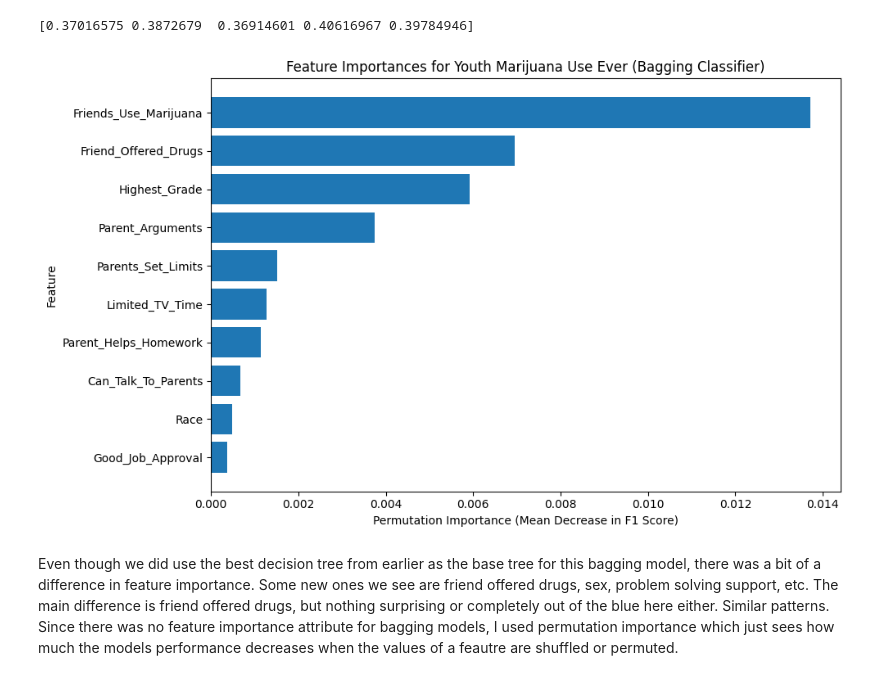
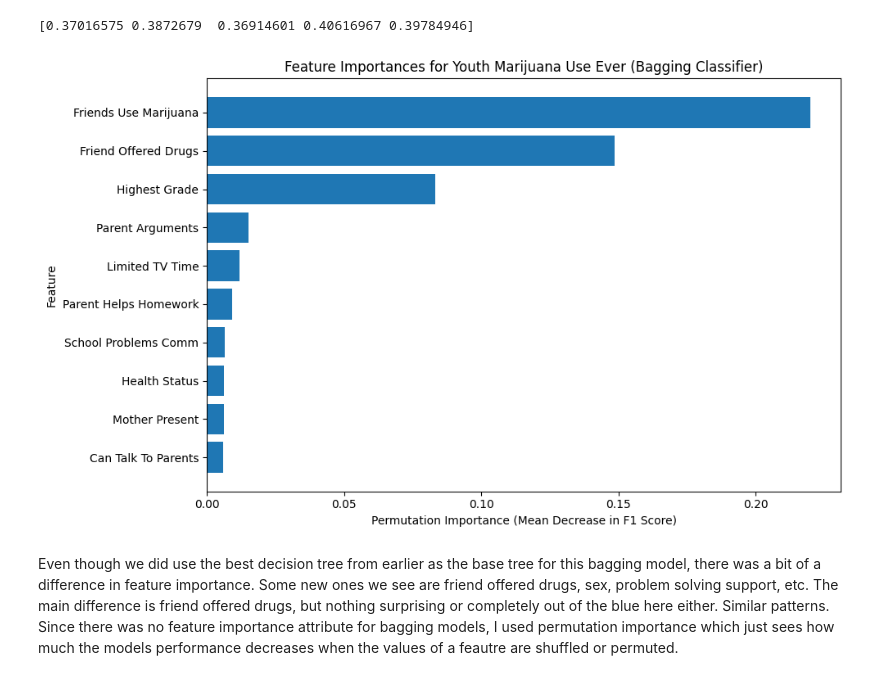
Before and after one commit to ChristufaY/data5322, a Jupyter notebook: hw1/hw1.ipynb, the cells around one changed output. Cells and saved outputs as stored; diff of their text form; code cells hidden in the pictures.

Commit message:
cleaned up everyting. got png files for plots and importances to use in presentation.

```diff
--- a/hw1/hw1.ipynb
+++ b/hw1/hw1.ipynb
@@ -328,22 +378,31 @@ print(cross_val_score(
 [0.37016575 0.3872679  0.36914601 0.40616967 0.39784946]
 # %%
 # see which features are most influential
-result = permutation_importance(best_binary_bag, x_test, y_test, n_repeats = 10, random_state = 5322, n_jobs = -1)
+result = permutation_importance(
+    estimator = best_binary_bag,
+    X = x_test,
+    y = y_test,
+    scoring = 'f1',
+    n_repeats = 10,
+    random_state = 5322,
+    n_jobs = -1
+)
 
 sorted_idx = result.importances_mean.argsort()[::-1]
 
-top_features = [x_test.columns[i] for i in sorted_idx[:10]]
+top_features_raw = [x_test.columns[i] for i in sorted_idx[:10]]
+top_features = [feature.replace('_', ' ') for feature in top_features_raw]
 top_importances = result.importances_mean[sorted_idx[:10]]
 
 plt.figure(figsize = (10, 6))
 plt.barh(top_features[::-1], top_importances[::-1])
 plt.title("Feature Importances for Youth Marijuana Use Ever (Bagging Classifier)")
 plt.xlabel("Permutation Importance (Mean Decrease in F1 Score)")
 plt.ylabel("Feature")
 plt.tight_layout()
 plt.show()
 # %% [output]
-[figure, old version]
+[figure, new version]
 # %% [markdown]
 Even though we did use the best decision tree from earlier as the base tree for this bagging model, there was a bit of a difference in feature importance. Some new ones we see are friend offered drugs, sex, problem solving support, etc. The main difference is friend offered drugs, but nothing surprising or completely out of the blue here either. Similar patterns. Since there was no feature importance attribute for bagging models, I used permutation importance which just sees how much the models performance decreases when the values of a feautre are shuffled or permuted.
 # %% [markdown]
```
Also changed, not shown: parts of 15 cells of this notebook, 7 other files.
